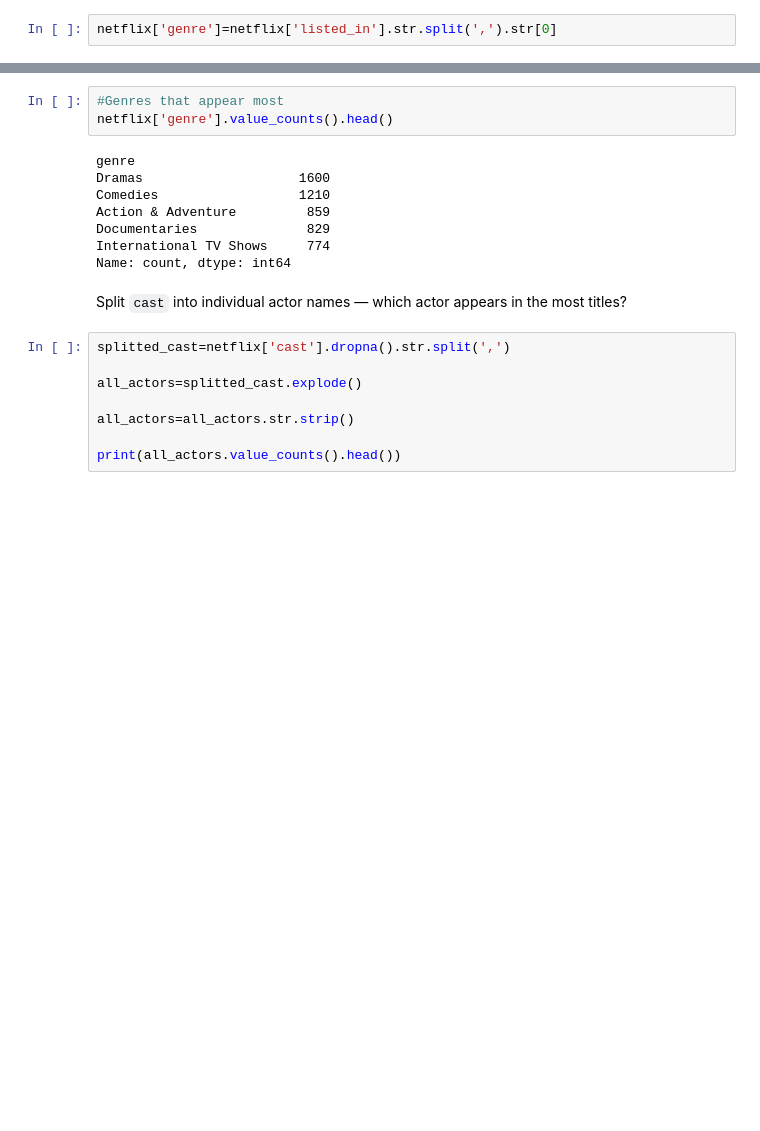
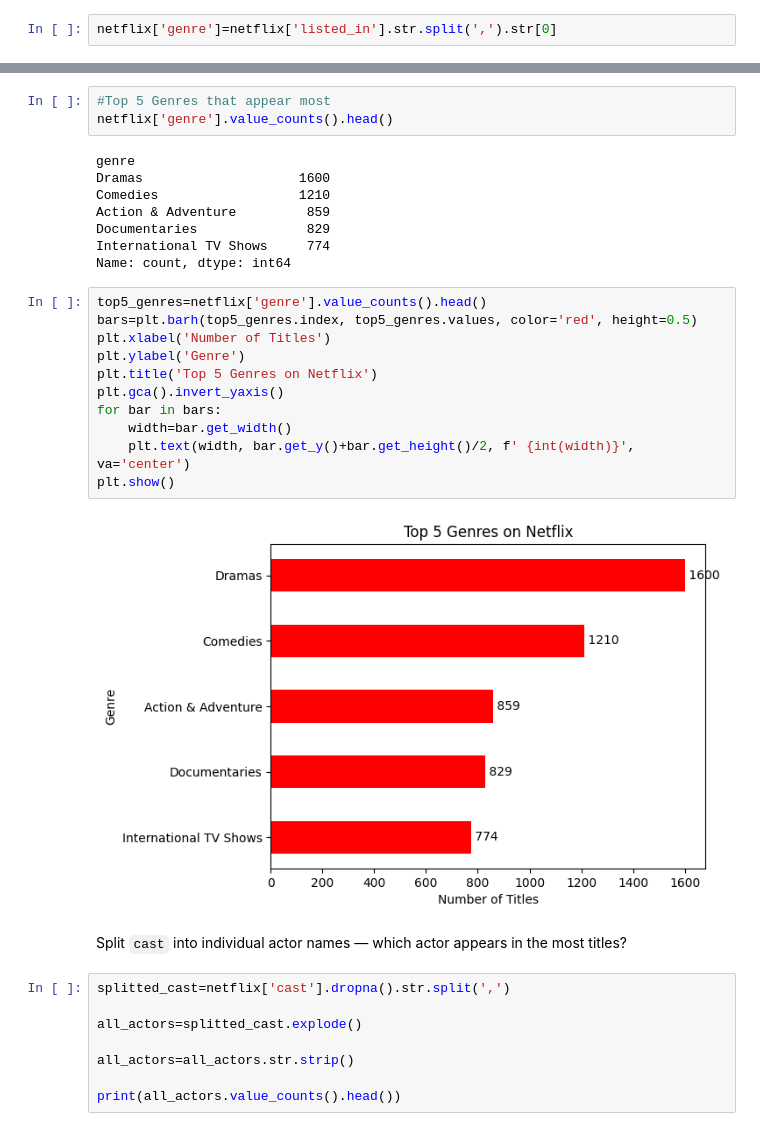
Before and after one commit to arnavvpareek/Netflix-EDA, a Jupyter notebook: notebooks/netflix_eda.ipynb, the cells around one changed output, grey strips where cells are left out. Saved outputs shown, nothing was run; the diff lists cells and outputs as text; blank space fills up the shorter version.

```diff
--- a/notebooks/netflix_eda.ipynb
+++ b/notebooks/netflix_eda.ipynb
@@ -382,7 +434,7 @@ netflix.head()
 | 3 | s4 | TV Show | Jailbirds New Orleans | NaN | NaN | NaN | 2021-09-24 | 2021 | TV-MA | 1 Season | ... |
 | 4 | s5 | TV Show | Kota Factory | NaN | Mayur More, Jitendra Kumar, Ranja... | India | 2021-09-24 | 2021 | TV-MA | 2 Seasons | ... |
 # %%
-#Genres that appear most
+#Top 5 Genres that appear most
 netflix['genre'].value_counts().head()
 # %% [output]
 genre
@@ -392,6 +444,19 @@ Action & Adventure         859
 Documentaries              829
 International TV Shows     774
 Name: count, dtype: int64
+# %%
+top5_genres=netflix['genre'].value_counts().head()
+bars=plt.barh(top5_genres.index, top5_genres.values, color='red', height=0.5)
+plt.xlabel('Number of Titles')
+plt.ylabel('Genre')
+plt.title('Top 5 Genres on Netflix')
+plt.gca().invert_yaxis()
+for bar in bars:
+    width=bar.get_width()
+    plt.text(width, bar.get_y()+bar.get_height()/2, f' {int(width)}', va='center')
+plt.show()
+# %% [output]
+[figure, added]
 # %% [markdown]
 Split `cast` into individual actor names — which actor appears in the most titles?
 # %%
```
Also changed, not shown: parts of 18 cells of this notebook.
